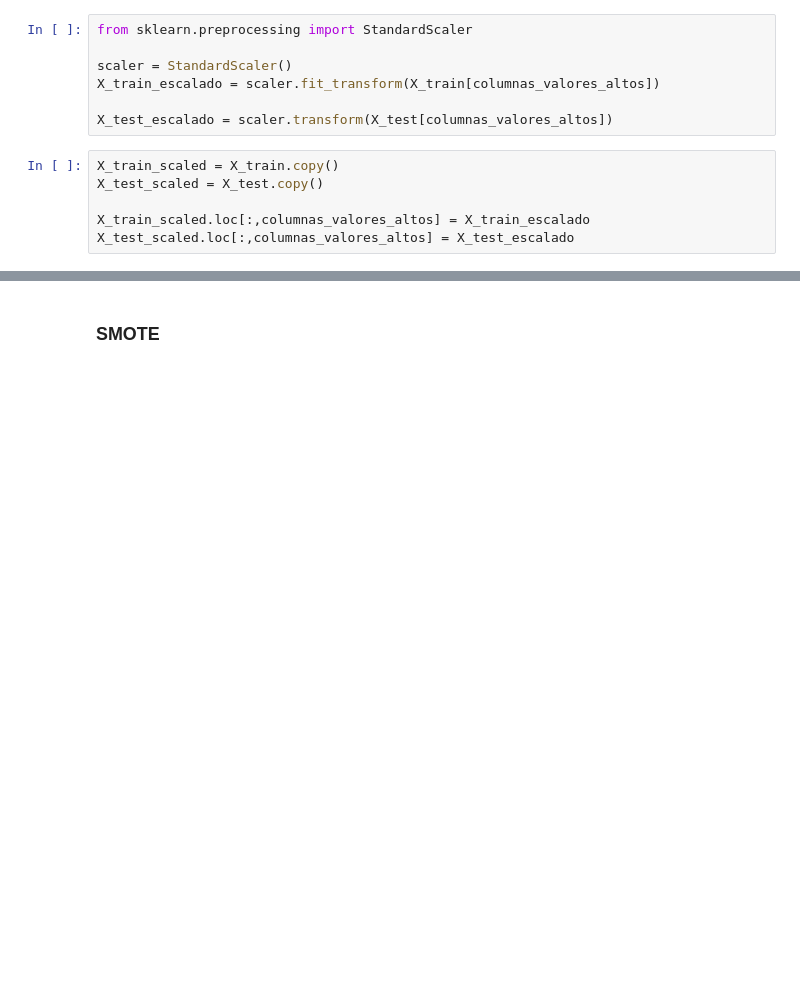
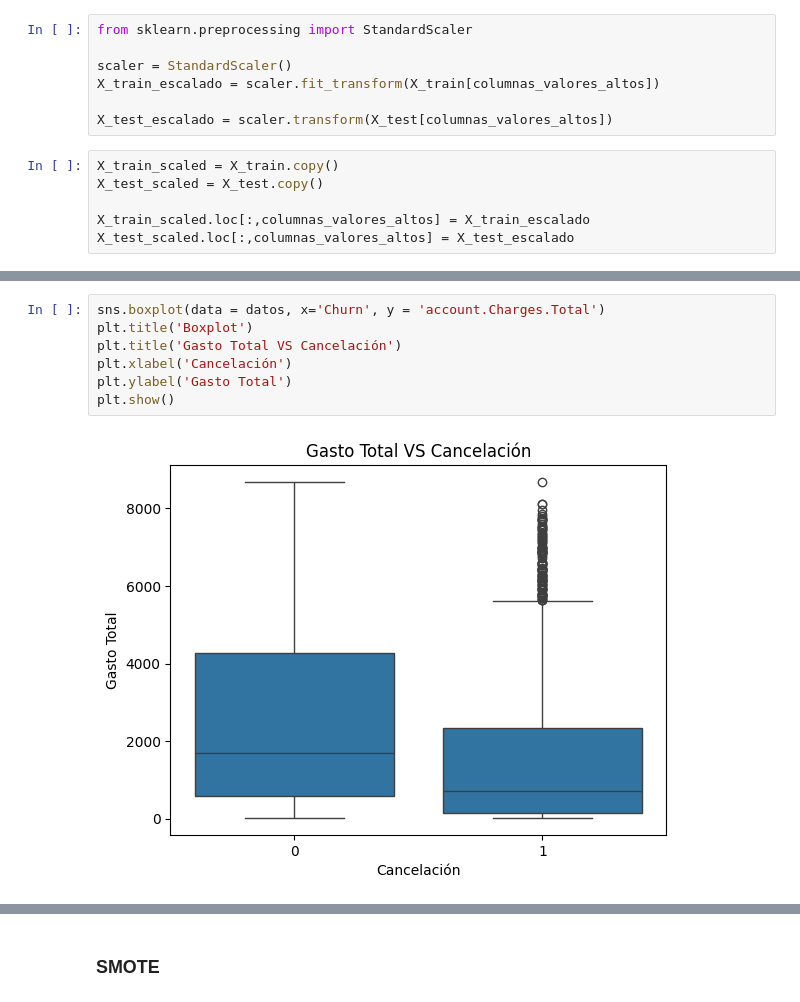
Before and after one commit to Alexsinator/Challenge_Alura_Store_Alex, a Jupyter notebook: TelecomX_LATAM_Parte_2.ipynb, the cells around one changed output, grey strips where cells are left out. Drawn from its saved outputs; the diff is of its cells as text; blank space fills up the shorter version.

```diff
--- a/TelecomX_LATAM_Parte_2.ipynb
+++ b/TelecomX_LATAM_Parte_2.ipynb
@@ -420,0 +494,9 @@ X_test_scaled.loc[:,columnas_valores_altos] = X_test_escalado
+# %%
+sns.boxplot(data = datos, x='Churn', y = 'account.Charges.Total')
+plt.title('Boxplot')
+plt.title('Gasto Total VS Cancelación')
+plt.xlabel('Cancelación')
+plt.ylabel('Gasto Total')
+plt.show()
+# %% [output]
+[figure, added]
```
Also changed, not shown: parts of 17 cells of this notebook.
